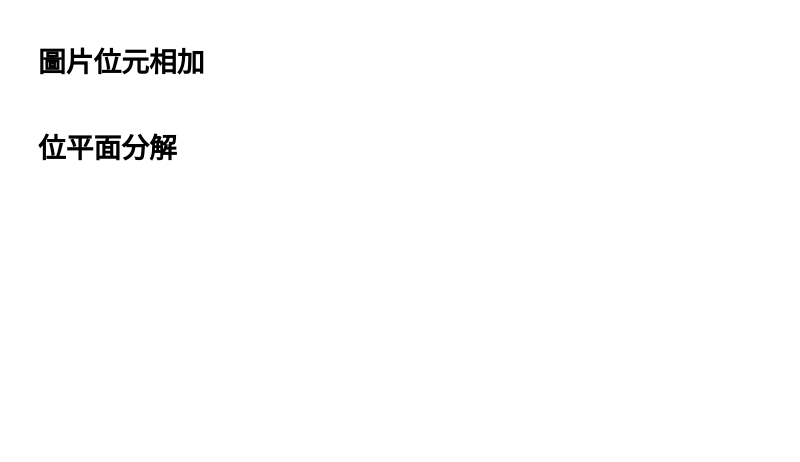
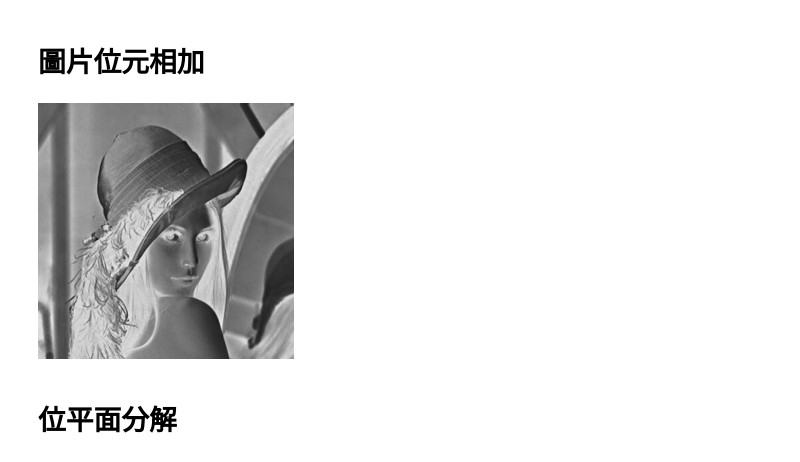
Before and after one commit to joshhu/must_opencv, a Jupyter notebook: Codes/Basic_Operations/(opencv_cht)Bitwise_Operations.ipynb, the cells around one changed output. Cells and saved outputs as stored; diff of their text form; code cells hidden in the pictures; blank space fills up the shorter version.

```diff
--- a/Codes/Basic_Operations/(opencv_cht)Bitwise_Operations.ipynb
+++ b/Codes/Basic_Operations/(opencv_cht)Bitwise_Operations.ipynb
@@ -27,13 +48,16 @@ print("c=\n",c)
 # %%
 a = cv2.imread("lena.bmp",0)
 b = np.zeros(a.shape,dtype=np.uint8)
 b[100:400,200:400] = 255
 b[100:500,100:200] = 255
-c = cv2.bitwise_and(a,b)
+c = cv2.bitwise_xor(a,b)
+d = cv2.bitwise_not(a)
 
-cv2_imshow(a)
-cv2_imshow(b)
-cv2_imshow(c)
+#cv2_imshow(a)
+#cv2_imshow(b)
+cv2_imshow(d)
+# %% [output]
+[figure, added]
 # %% [markdown]
 # 位平面分解
 # %%
```
Also changed, not shown: parts of 4 cells of this notebook, 6 other files.
